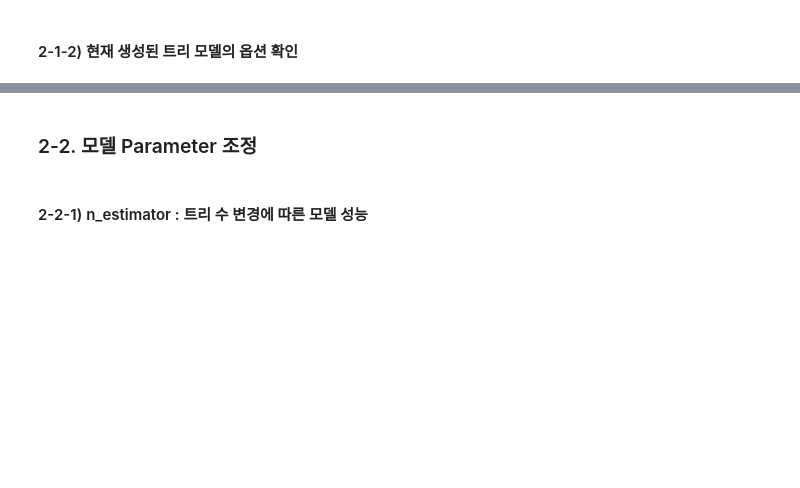
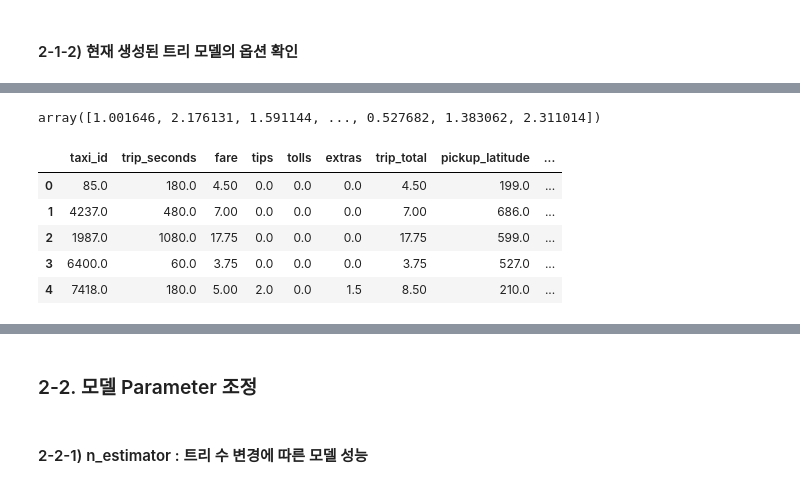
Before and after one commit to Hinterhalter/Kaggle, a Jupyter notebook: predict_zero_values.ipynb, the cells around one changed output, grey strips where cells are left out. Drawn from its saved outputs; the diff is of its cells as text; code cells hidden in the pictures; blank space fills up the shorter version.

```diff
--- a/predict_zero_values.ipynb
+++ b/predict_zero_values.ipynb
@@ -122,0 +139,13 @@ Score on test set : 0.926
+# %%
+rf_uncustomized.predict(X_val)
+# %% [output]
+array([1.001646, 2.176131, 1.591144, ..., 0.527682, 1.383062, 2.311014])
+# %%
+df.head()
+# %% [output]
+|  | taxi_id | trip_seconds | fare | tips | tolls | extras | trip_total | pickup_latitude | ... |
+| 0 | 85.0 | 180.0 | 4.50 | 0.0 | 0.0 | 0.0 | 4.50 | 199.0 | ... |
+| 1 | 4237.0 | 480.0 | 7.00 | 0.0 | 0.0 | 0.0 | 7.00 | 686.0 | ... |
+| 2 | 1987.0 | 1080.0 | 17.75 | 0.0 | 0.0 | 0.0 | 17.75 | 599.0 | ... |
+| 3 | 6400.0 | 60.0 | 3.75 | 0.0 | 0.0 | 0.0 | 3.75 | 527.0 | ... |
+| 4 | 7418.0 | 180.0 | 5.00 | 2.0 | 0.0 | 1.5 | 8.50 | 210.0 | ... |
```
Also changed, not shown: parts of 10 cells of this notebook, 1 other file.
